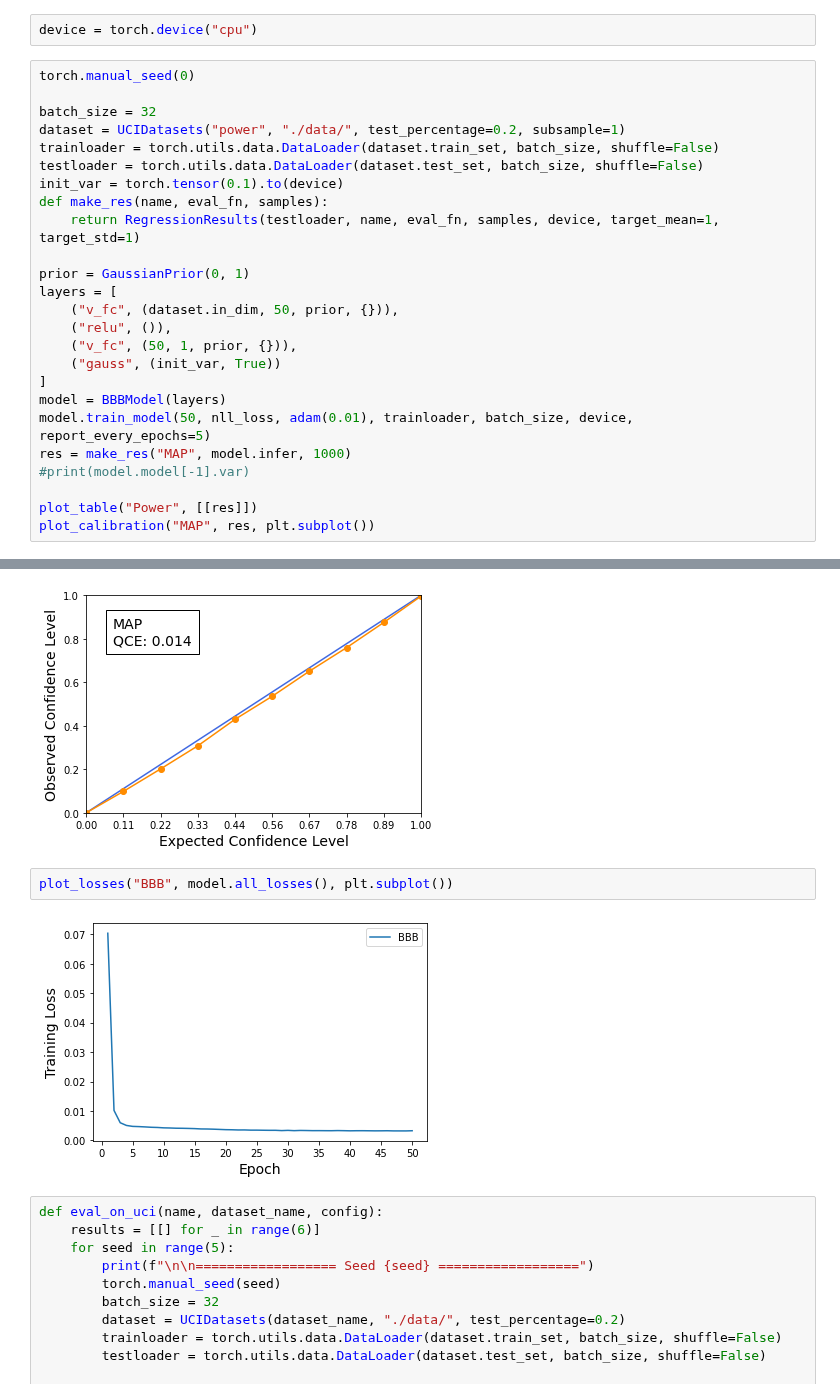
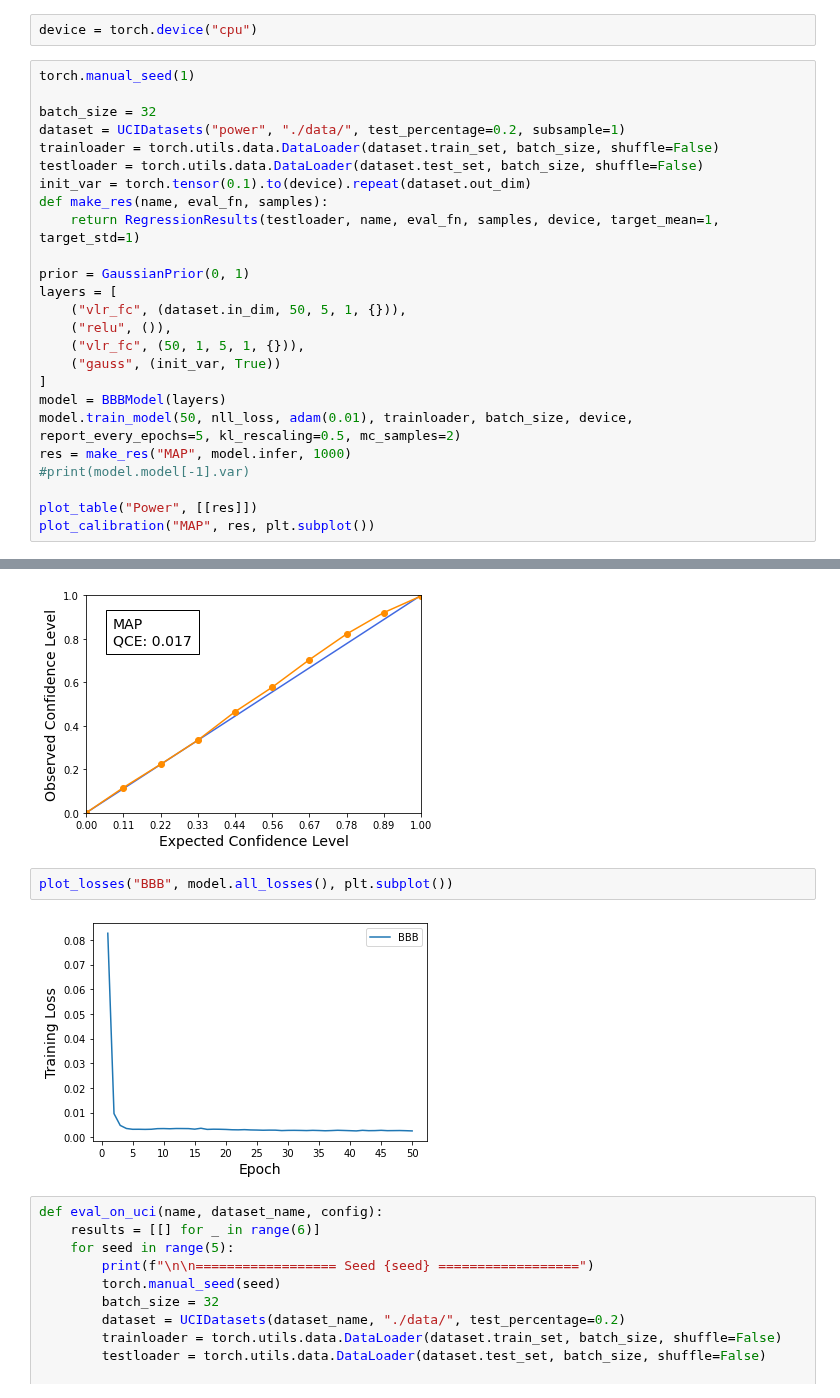
Before and after one commit to Feuermagier/VariationalBayesianDL, a Jupyter notebook: UCI.ipynb, the cells around one changed output, grey strips where cells are left out. Drawn from its saved outputs; the diff is of its cells as text.

```diff
--- a/UCI.ipynb
+++ b/UCI.ipynb
@@ -21,25 +18,25 @@ The autoreload extension is already loaded. To reload it, use:
 # %%
 device = torch.device("cpu")
 # %%
-torch.manual_seed(0)
+torch.manual_seed(1)
 
 batch_size = 32
 dataset = UCIDatasets("power", "./data/", test_percentage=0.2, subsample=1)
 trainloader = torch.utils.data.DataLoader(dataset.train_set, batch_size, shuffle=False)
 testloader = torch.utils.data.DataLoader(dataset.test_set, batch_size, shuffle=False)
-init_var = torch.tensor(0.1).to(device)
+init_var = torch.tensor(0.1).to(device).repeat(dataset.out_dim)
 def make_res(name, eval_fn, samples):
     return RegressionResults(testloader, name, eval_fn, samples, device, target_mean=1, target_std=1)
 
 prior = GaussianPrior(0, 1)
 layers = [
-    ("v_fc", (dataset.in_dim, 50, prior, {})),
+    ("vlr_fc", (dataset.in_dim, 50, 5, 1, {})),
     ("relu", ()),
-    ("v_fc", (50, 1, prior, {})),
+    ("vlr_fc", (50, 1, 5, 1, {})),
     ("gauss", (init_var, True))
 ]
 model = BBBModel(layers)
-model.train_model(50, nll_loss, adam(0.01), trainloader, batch_size, device, report_every_epochs=5)
+model.train_model(50, nll_loss, adam(0.01), trainloader, batch_size, device, report_every_epochs=5, kl_rescaling=0.5, mc_samples=2)
 res = make_res("MAP", model.infer, 1000)
 #print(model.model[-1].var)
 
@@ -63,8 +60,8 @@ Final loss 0.0033052104990929365
-[figure, old version]
+[figure, new version]
 # %%
 plot_losses("BBB", model.all_losses(), plt.subplot())
 # %% [output]
-[figure, old version]
+[figure, new version]
 # %%
 def eval_on_uci(name, dataset_name, config):
     results = [[] for _ in range(6)]
```
Also changed, not shown: parts of 2 cells of this notebook, 4 other files.
